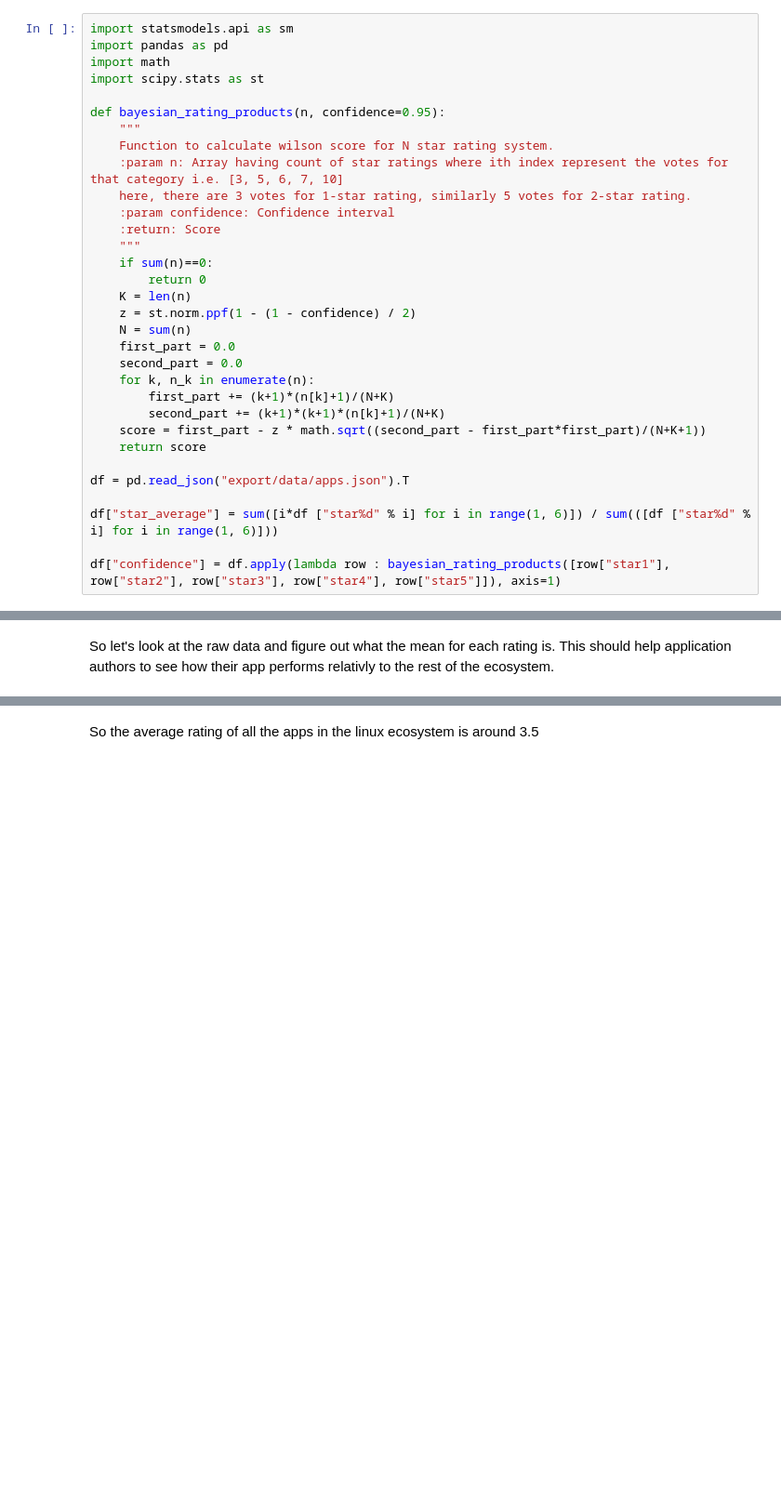
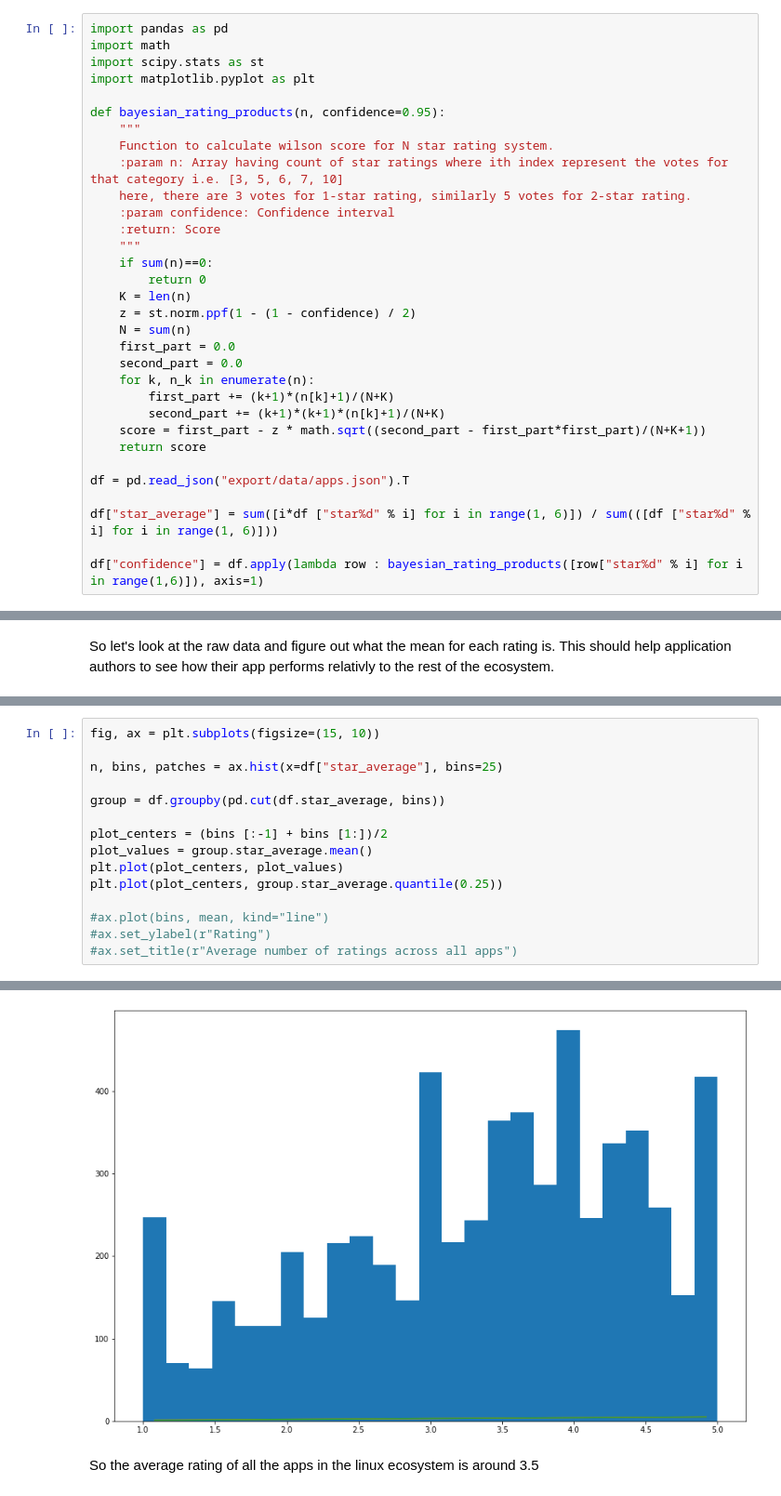
Before and after one commit to razzeee/app-reviews, a Jupyter notebook: stats.ipynb, the cells around one changed output, grey strips where cells are left out. Shown at 93% size. Saved outputs shown, nothing was run; the diff lists cells and outputs as text; blank space fills up the shorter version.

Commit message:
Use histogram

```diff
--- a/stats.ipynb
+++ b/stats.ipynb
@@ -1,10 +1,10 @@
 # %% [markdown]
 Let's prepare some data:
 # %%
-import statsmodels.api as sm
 import pandas as pd
 import math
 import scipy.stats as st
+import matplotlib.pyplot as plt
 
 def bayesian_rating_products(n, confidence=0.95):
     """
@@ -31,7 +31,7 @@ df = pd.read_json("export/data/apps.json").T
 
 df["star_average"] = sum([i*df ["star%d" % i] for i in range(1, 6)]) / sum(([df ["star%d" % i] for i in range(1, 6)]))
 
-df["confidence"] = df.apply(lambda row : bayesian_rating_products([row["star1"], row["star2"], row["star3"], row["star4"], row["star5"]]), axis=1)
+df["confidence"] = df.apply(lambda row : bayesian_rating_products([row["star%d" % i] for i in range(1,6)]), axis=1)
 # %%
 reviewsDf = pd.read_json("export/data/reviews.json")
 
@@ -64,0 +60,16 @@ df["star_average"].plot.box(ylabel="Rating", title="Average number of ratings ac
+# %%
+fig, ax = plt.subplots(figsize=(15, 10))
+
+n, bins, patches = ax.hist(x=df["star_average"], bins=25)
+
+group = df.groupby(pd.cut(df.star_average, bins))
+
+plot_centers = (bins [:-1] + bins [1:])/2
+plot_values = group.star_average.mean()
+plt.plot(plot_centers, plot_values)
+plt.plot(plot_centers, group.star_average.quantile(0.25))
+
+#ax.plot(bins, mean, kind="line")
+#ax.set_ylabel(r"Rating")
+#ax.set_title(r"Average number of ratings across all apps")
+# %% [output]
@@ -65,3 +77,4 @@ df["star_average"].plot.box(ylabel="Rating", title="Average number of ratings ac
+[figure, added]
 # %% [markdown]
 So the average rating of all the apps in the linux ecosystem is around 3.5
 # %% [markdown]
```
Also changed, not shown: parts of 2 cells of this notebook.
